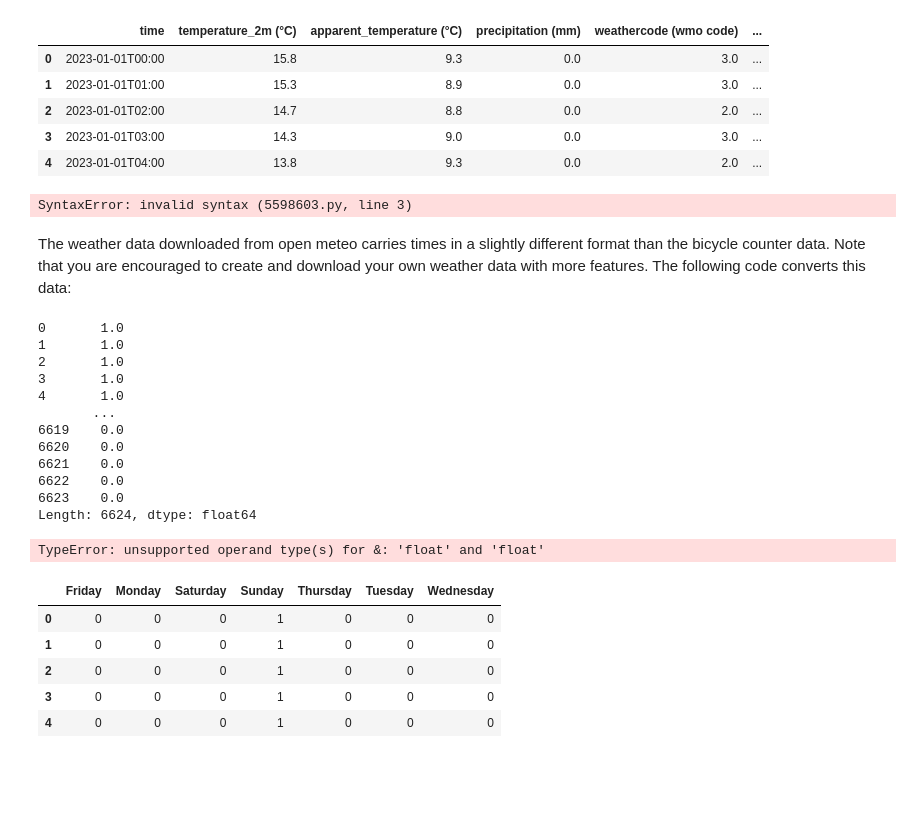
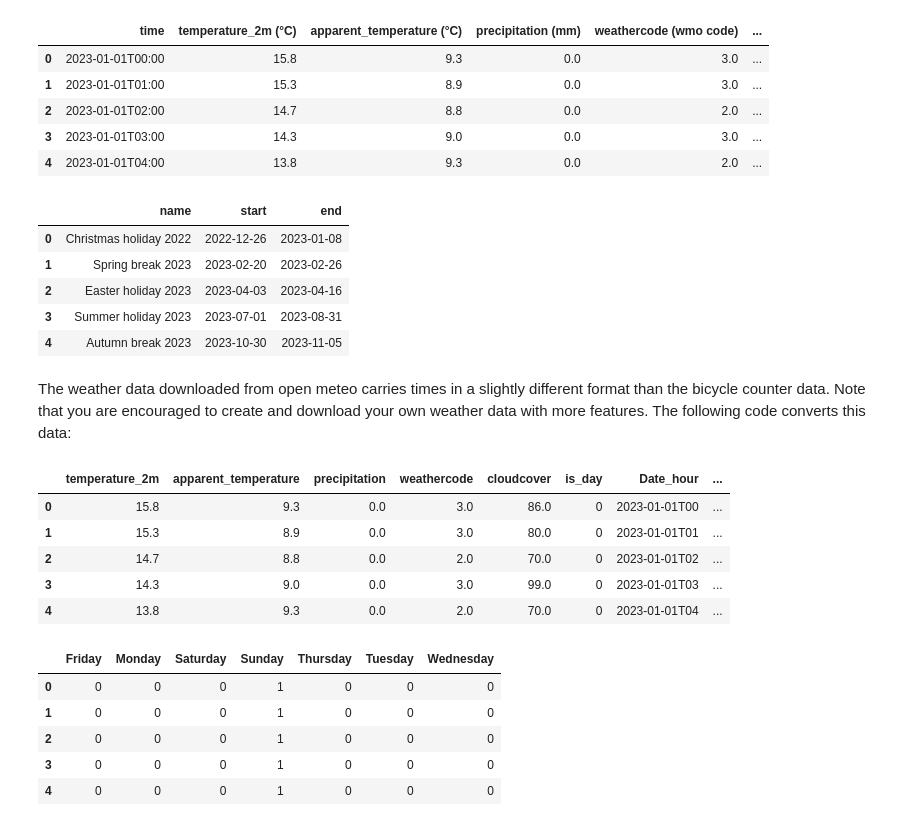
Before and after one commit to Lucmeister55/MLLS_Project1, a Jupyter notebook: project-1-starter-notebook.ipynb, the cells around one changed output. Saved outputs shown, nothing was run; the diff lists cells and outputs as text; code cells hidden in the pictures; blank space fills up the shorter version.

```diff
--- a/project-1-starter-notebook.ipynb
+++ b/project-1-starter-notebook.ipynb
@@ -44,6 +44,10 @@ weather_rawdata.head()
 # %%
 school_holidays_data = pd.read_csv("input/bicycle-counter-prediction/school_holidays.csv", sep = ";")
 school_holidays_data.head()
-school_holidays = dict(school_holidays_data["name"]:[school_holidays_data["start"], school_holidays_data["end"]])
 # %% [output]
-SyntaxError: invalid syntax (5598603.py, line 3)
+|  | name | start | end |
+| 0 | Christmas holiday 2022 | 2022-12-26 | 2023-01-08 |
+| 1 | Spring break 2023 | 2023-02-20 | 2023-02-26 |
+| 2 | Easter holiday 2023 | 2023-04-03 | 2023-04-16 |
+| 3 | Summer holiday 2023 | 2023-07-01 | 2023-08-31 |
+| 4 | Autumn break 2023 | 2023-10-30 | 2023-11-05 |
@@ -52,8 +61,8 @@ The weather data downloaded from open meteo carries times in a slightly differen
 Note that you are encouraged to create and download your own weather data with more features.
 The following code converts this data:
 # %%
-import datetime
 import holidays
+from datetime import timedelta
 
 weather_data = weather_rawdata.copy()
 weather_data["Date_hour"] = weather_data["time"].str.split(':', expand = True)[0]
@@ -65,24 +74,27 @@ weather_data['is_school_hours'] = ((date_time.dt.hour >= 8) & (date_time.dt.hour
 weather_data['is_weekend'] = (weather_data['weekday'].isin(["Saturday", "Sunday"])).astype(int)
 belgian_holidays = holidays.Belgium(years=2023)
 weather_data['is_public_holiday'] = (date_time.dt.date.isin(belgian_holidays)).astype(int)
-#weather_data['is_bridge_day'] =
-weather_data["is_school_holiday"] =
+weather_data['next_day'] = date_time + timedelta(days=1)
+weather_data['prev_day'] = date_time - timedelta(days=1)
+weather_data['is_bridge_day'] = (weather_data['weekday'].isin(["Monday", "Friday"]) & weather_data['next_day'].dt.date.isin(belgian_holidays) | weather_data['prev_day'].dt.date.isin(belgian_holidays)).astype(int)
+is_school_holiday = [0] * len(date_time)
+for i, check_date in enumerate(date_time):
+    for holiday, date_range in school_holidays.items():
+        start_date = date_range[0]
+        end_date = date_range[1]
+        if start_date <= check_date <= end_date:
+            is_school_holiday[i] = 1
+weather_data["is_school_holiday"] = is_school_holiday
+
 
 weather_data.columns = weather_data.columns.str.split(' ').str[0]
 weather_data.head()
 # %% [output]
-0       1.0
-1       1.0
-2       1.0
-3       1.0
-4       1.0
-       ...
-6619    0.0
-6620    0.0
-6621    0.0
-6622    0.0
-6623    0.0
-Length: 6624, dtype: float64
-TypeError: unsupported operand type(s) for &: 'float' and 'float'
+|  | temperature_2m | apparent_temperature | precipitation | weathercode | cloudcover | is_day | Date_hour | ... |
+| 0 | 15.8 | 9.3 | 0.0 | 3.0 | 86.0 | 0 | 2023-01-01T00 | ... |
+| 1 | 15.3 | 8.9 | 0.0 | 3.0 | 80.0 | 0 | 2023-01-01T01 | ... |
+| 2 | 14.7 | 8.8 | 0.0 | 2.0 | 70.0 | 0 | 2023-01-01T02 | ... |
+| 3 | 14.3 | 9.0 | 0.0 | 3.0 | 99.0 | 0 | 2023-01-01T03 | ... |
+| 4 | 13.8 | 9.3 | 0.0 | 2.0 | 70.0 | 0 | 2023-01-01T04 | ... |
 # %%
 
```
Also changed, not shown: parts of 17 cells of this notebook, 5 other files.
